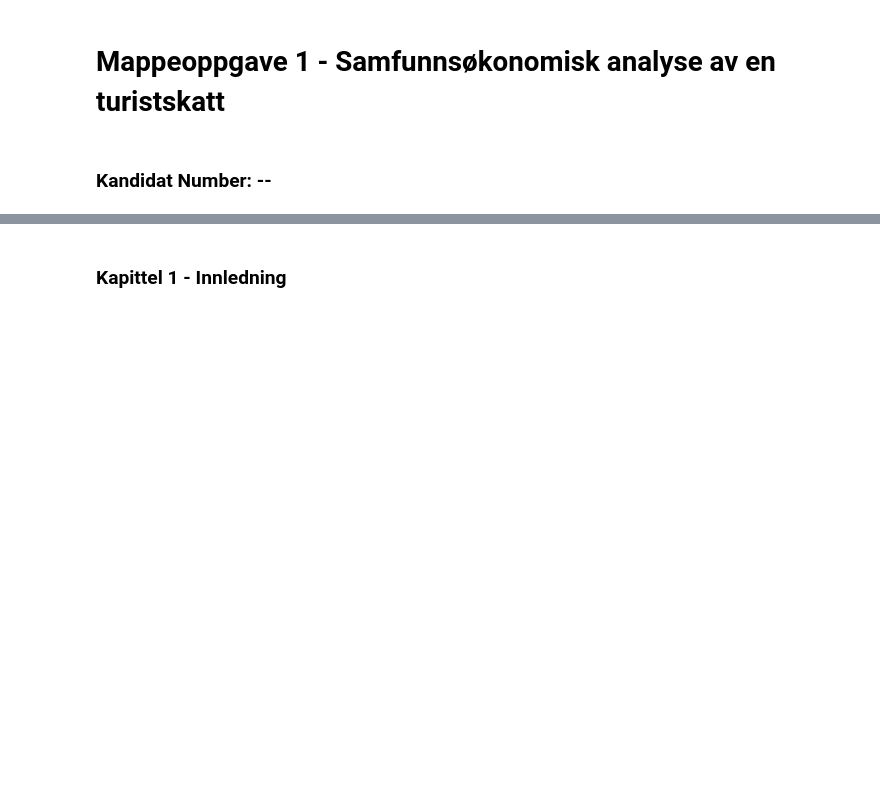
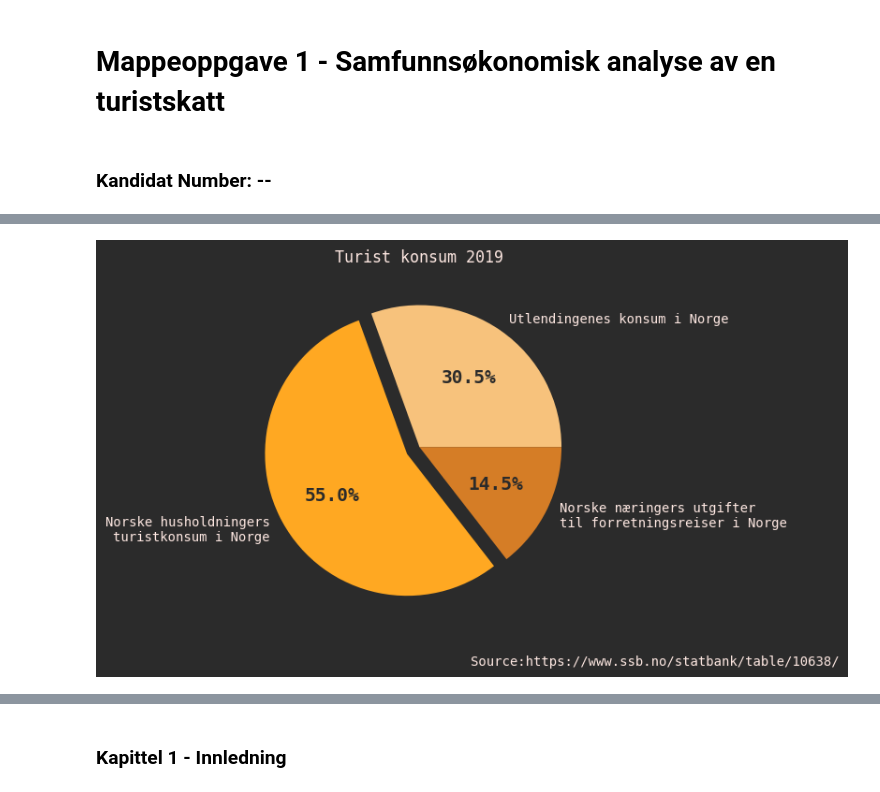
Before and after one commit to HodBuri/UIT-oppgaver---SOK1006, a Jupyter notebook: mappeoppgave1.ipynb, the cells around one changed output, grey strips where cells are left out. Drawn from its saved outputs; the diff is of its cells as text; code cells hidden in the pictures; blank space fills up the shorter version.

```diff
--- a/mappeoppgave1.ipynb
+++ b/mappeoppgave1.ipynb
@@ -195,0 +345,50 @@ df2 = dataset.write('dataframe')
+# %%
+def graph_konsum_pie():
+
+    # Settup
+    graph_Xmin = -0.5
+    graph_Xmax = 100
+    graph_Ymin = 0
+    graph_Ymax = 100
+
+    Titel = 'Turist konsum 2019'
+
+    #Create
+
+    konsum_total = int(df_konsum_19.loc[(df_raw['konsumentgruppe'] == "Totalt konsum")]["value"])
+    konsum_turist = int(df_konsum_19.loc[(df_raw['konsumentgruppe'] == "Utlendingenes konsum i Norge")]["value"])
+    konsum_norsk = int(df_konsum_19.loc[(df_raw['konsumentgruppe'] == "Norske husholdningers turistkonsum i Norge")]["value"])
+    konsum_forreting = int(df_konsum_19.loc[(df_raw['konsumentgruppe'] == 'Norske næringers utgifter til forretningsreiser i Norge')]["value"])
+
+    konsum_percent_turist = konsum_turist/konsum_total*100
+    konsum_percent_norsk = konsum_norsk/konsum_total*100
+    konsum_percent_forreting = konsum_forreting/konsum_total*100
+
+    konsum_percent = [konsum_percent_turist,konsum_percent_norsk,konsum_percent_forreting]
+    konsum_label = ["Utlendingenes konsum i Norge","Norske husholdningers\nturistkonsum i Norge", 'Norske næringers utgifter\ntil forretningsreiser i Norge']
+
+    fig, ax = plt.subplots()
+
+    # Graph
+    split_dis = (0, 0.1, 0)
+    _, txt, autotexts = ax.pie(konsum_percent,
+                                       labels=konsum_label,
+                                       autopct='%1.1f%%',
+                                       colors=["#f7c27c","#ffa822","#d57d26"],
+                                       labeldistance=1.1,
+                                       explode=split_dis
+                                      )
+
+    # Design
+    for autotext in autotexts:
+        autotext.set_weight('bold')
+        autotext.set_color('#2b2b2b')
+        autotext.set_fontsize(14)
+
+    ax.set_title(Titel)
+    fig.text(0.6,0,"Source:%s"%(source_ssb_konsum))
+    #return fig,ax
+
+graph_konsum_pie()
+# %% [output]
+[figure, added]
```
Also changed, not shown: parts of 8 cells of this notebook.
